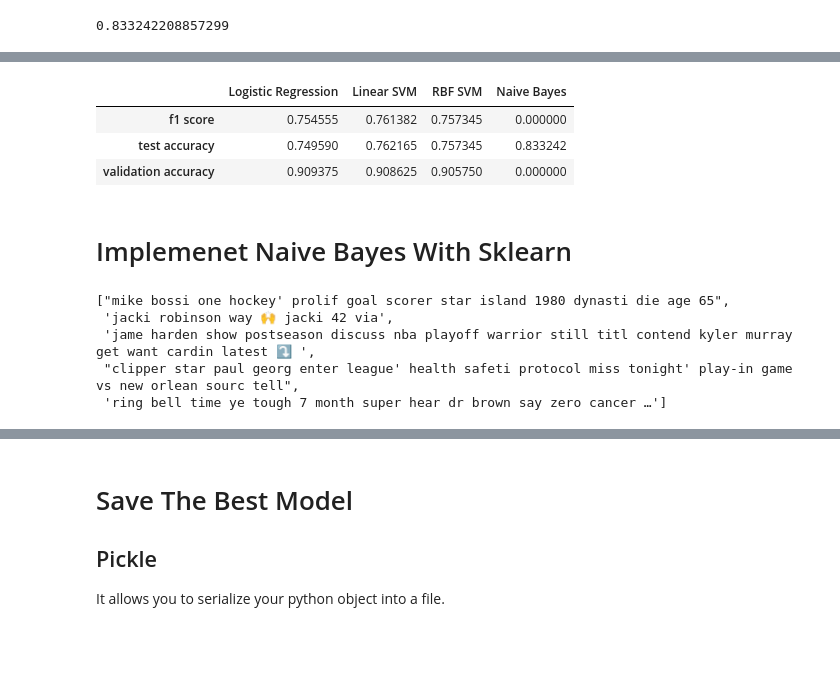
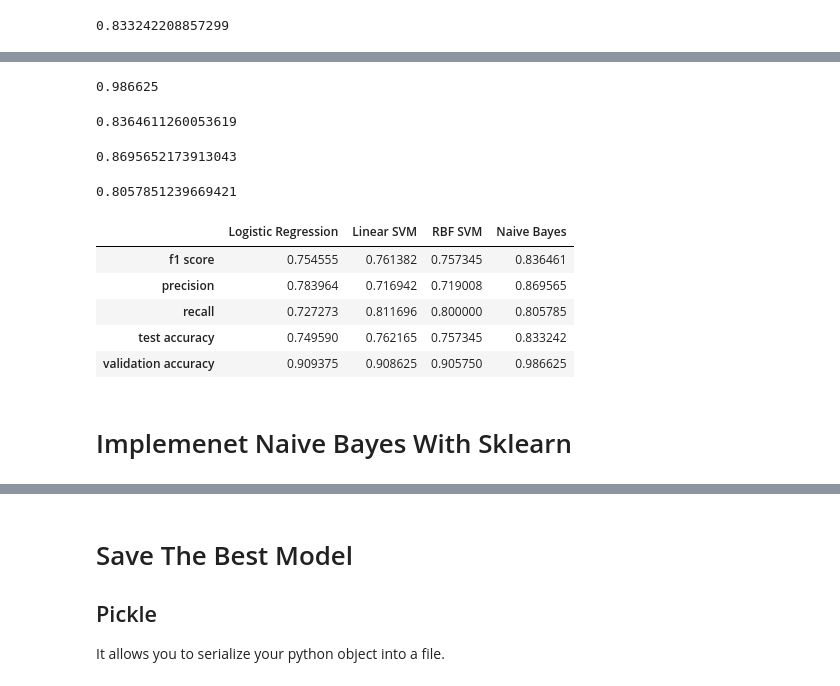
Before and after one commit to melihkacaman/Characterizing-Profile-on-Twitter-Data, a Jupyter notebook: 04 Train Sport Classifier .ipynb, the cells around one changed output, grey strips where cells are left out. Drawn from its saved outputs; the diff is of its cells as text; code cells hidden in the pictures; blank space fills up the shorter version.

Commit message:
precision recall f1-score metrics are added

```diff
--- a/04 Train Sport Classifier .ipynb
+++ b/04 Train Sport Classifier .ipynb
@@ -671,0 +708,4 @@ test_naive_bayes(train_x_arr, np.squeeze(train_y), logprior, loglikelihood)
+# %%
+test_naive_bayes(train_x_arr, np.squeeze(train_y), logprior, loglikelihood)
+# %% [output]
+0.986625
@@ -672,35 +714,57 @@ test_naive_bayes(train_x_arr, np.squeeze(train_y), logprior, loglikelihood)
+# %%
+f1_score(np.squeeze(test_y), y_hats)
+# %% [output]
+0.8364611260053619
+# %%
+precision_score(np.squeeze(test_y), y_hats)
+# %% [output]
+0.8695652173913043
+# %%
+recall_score(np.squeeze(test_y), y_hats)
+# %% [output]
+0.8057851239669421
 # %%
 result = {
     'Logistic Regression': {
         'f1 score' : 0.7545551982851018,
+        'precision':0.7839643652561247 ,
+        'recall': 0.7272727272727273,
         'test accuracy' : 0.7495899398578458,
         'validation accuracy': 0.909375
     },
 
     'Linear SVM': {
         'f1 score': 0.7613823368074603,
+        'precision':0.7169421487603306,
+        'recall':0.8116959064327486,
         'test accuracy':  0.762165117550574,
         'validation accuracy': 0.908625
     },
 
     'RBF SVM' : {
         'f1 score': 0.7573449401523396,
+        'precision':0.71900826446281 ,
+        'recall': 0.8,
         'test accuracy': 0.7573449401523396,
         'validation accuracy': 0.90575
     },
 
     'Naive Bayes' : {
-        'f1 score': 0.0,
+        'f1 score': 0.8364611260053619,
+        'precision':0.8695652173913043,
+        'recall': 0.8057851239669421,
         'test accuracy': 0.833242208857299,
-        'validation accuracy': 0.0
+        'validation accuracy': 0.986625
     }
 }
 
 pd.DataFrame(result)
 # %% [output]
 |  | Logistic Regression | Linear SVM | RBF SVM | Naive Bayes |
-| f1 score | 0.754555 | 0.761382 | 0.757345 | 0.000000 |
+| f1 score | 0.754555 | 0.761382 | 0.757345 | 0.836461 |
+| precision | 0.783964 | 0.716942 | 0.719008 | 0.869565 |
+| recall | 0.727273 | 0.811696 | 0.800000 | 0.805785 |
 | test accuracy | 0.749590 | 0.762165 | 0.757345 | 0.833242 |
-| validation accuracy | 0.909375 | 0.908625 | 0.905750 | 0.000000 |
+| validation accuracy | 0.909375 | 0.908625 | 0.905750 | 0.986625 |
 # %% [markdown]
 # Implemenet Naive Bayes With Sklearn
@@ -709,9 +770,0 @@ from sklearn.naive_bayes import MultinomialNB
-# %%
-train_x_non_array = [' '.join(item) for item in train_x_arr]
-train_x_non_array[:5]
-# %% [output]
-["mike bossi one hockey' prolif goal scorer star island 1980 dynasti die age 65",
- 'jacki robinson way 🙌 jacki 42 via',
- 'jame harden show postseason discuss nba playoff warrior still titl contend kyler murray get want cardin latest ⤵ ️',
- "clipper star paul georg enter league' health safeti protocol miss tonight' play-in game vs new orlean sourc tell",
- 'ring bell time ye tough 7 month super hear dr brown say zero cancer …']
```
Also changed, not shown: parts of 44 cells of this notebook.
